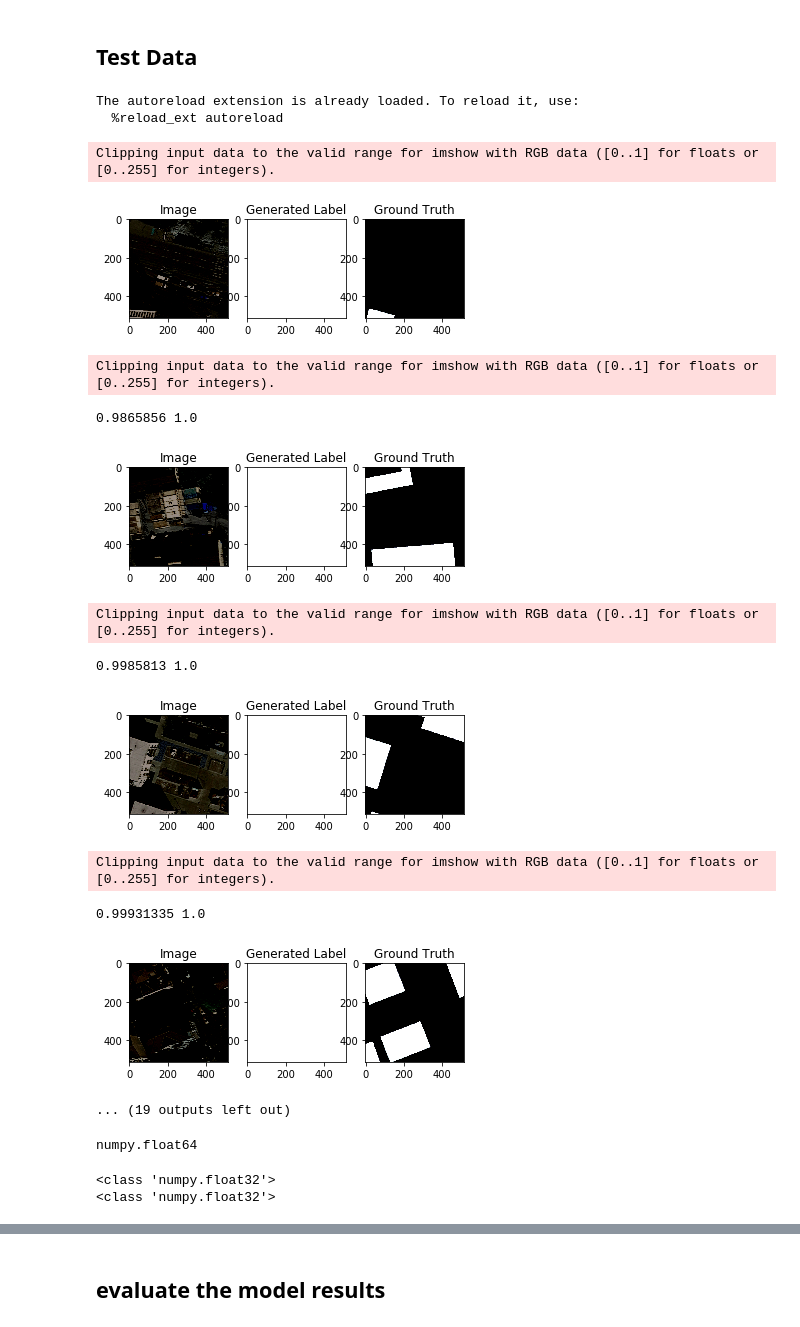
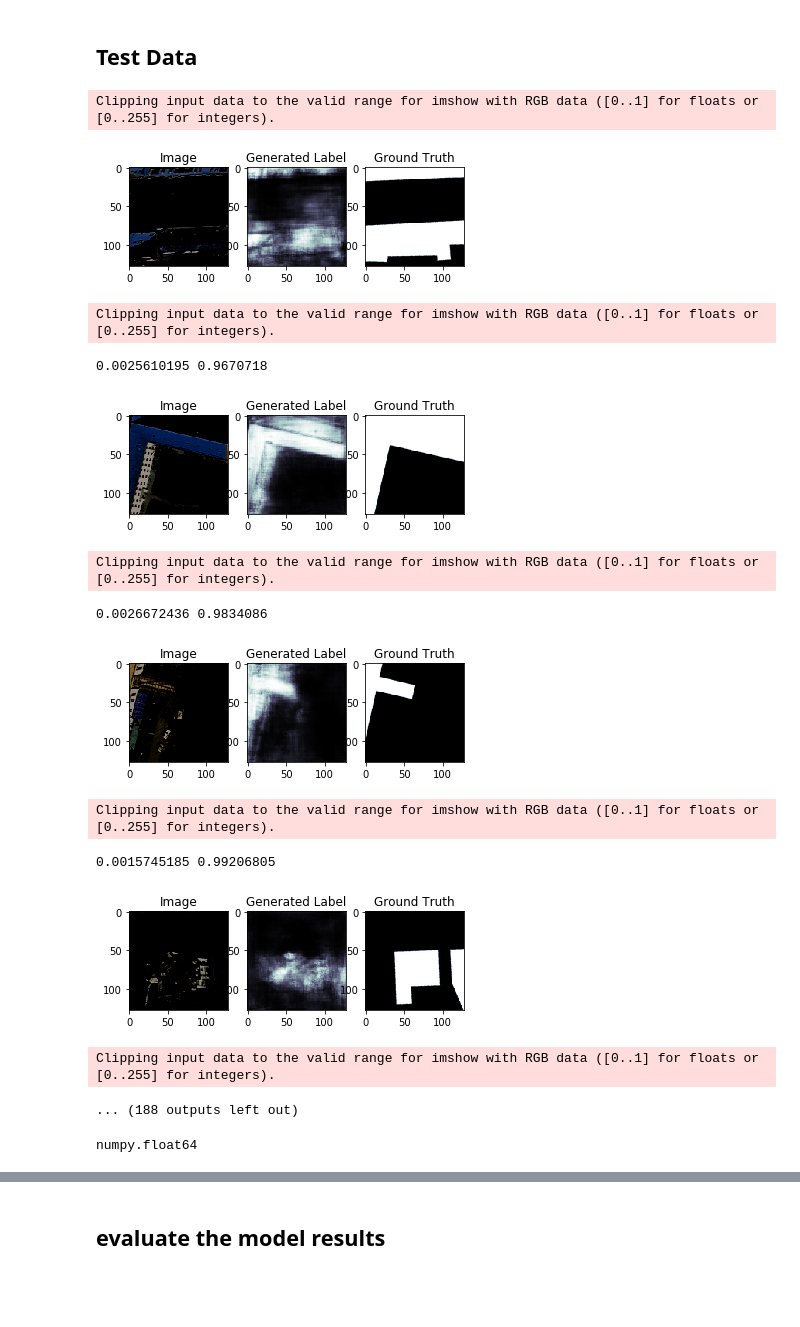
Before and after one commit to margokhokhlova/aerial_segmentation, a Jupyter notebook: demo.ipynb, the cells around one changed output, grey strips where cells are left out. Saved outputs shown, nothing was run; the diff lists cells and outputs as text; code cells hidden in the pictures; blank space fills up the shorter version.

```diff
--- a/demo.ipynb
+++ b/demo.ipynb
@@ -167,27 +175,27 @@ unet_model.save('full_seg_model.h5')
 # %%
 %load_ext autoreload
 %autoreload 2
+
 testing_generator = DataGeneratorOSM(partition['test'], labels['test'], **params)
 (X,y) = testing_generator. __getitem__(0)
 dm_pred = unet_model.predict([X])
 for i in range(dm_pred.shape[0]):
-    show_sample_gt(X[i,:].astype(int), np.squeeze(dm_pred[i,:]), np.squeeze(y[i,:]))
+    show_sample_gt(X[i,:].astype(int) + , np.squeeze(dm_pred[i,:]), np.squeeze(y[i,:]))
     print(dm_pred[i,:].min(), dm_pred[i,:].max())
 # %% [output]
-The autoreload extension is already loaded. To reload it, use:
-  %reload_ext autoreload
+Clipping input data to the valid range for imshow with RGB data ([0..1] for floats or [0..255] for integers).
+[figure, new version]
 Clipping input data to the valid range for imshow with RGB data ([0..1] for floats or [0..255] for integers).
-[figure, old version]
-Clipping input data to the valid range for imshow with RGB data ([0..1] for floats or [0..255] for integers).
+0.0025610195 0.9670718
+[figure, new version]
-0.9865856 1.0
+Clipping input data to the valid range for imshow with RGB data ([0..1] for floats or [0..255] for integers).
-[figure, old version]
-Clipping input data to the valid range for imshow with RGB data ([0..1] for floats or [0..255] for integers).
+0.0026672436 0.9834086
+[figure, new version]
-0.9985813 1.0
+Clipping input data to the valid range for imshow with RGB data ([0..1] for floats or [0..255] for integers).
-[figure, old version]
-Clipping input data to the valid range for imshow with RGB data ([0..1] for floats or [0..255] for integers).
+0.0015745185 0.99206805
+[figure, new version]
-0.99931335 1.0
+Clipping input data to the valid range for imshow with RGB data ([0..1] for floats or [0..255] for integers).
-[figure, old version]
-... (19 outputs left out)
+... (188 outputs left out)
 # %%
 # TO DO
 # MASK COVERAGE FUNCTION from Maurits - check it
@@ -198,9 +206,3 @@ Clipping input data to the valid range for imshow with RGB data ([0..1] for floa
 # check KERAS Preprocessing
 # %% [output]
 numpy.float64
-# %%
-print(type(y[3,0,0,0]))
-print(type(dm_pred[3,0,0,0]))
-# %% [output]
-<class 'numpy.float32'>
-<class 'numpy.float32'>
```
Also changed, not shown: parts of 8 cells of this notebook, 4 other files.
